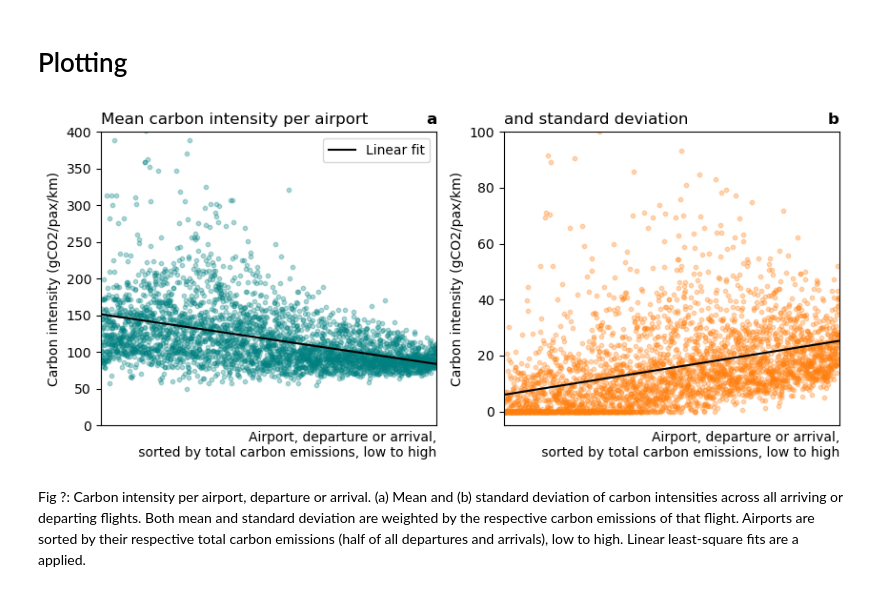
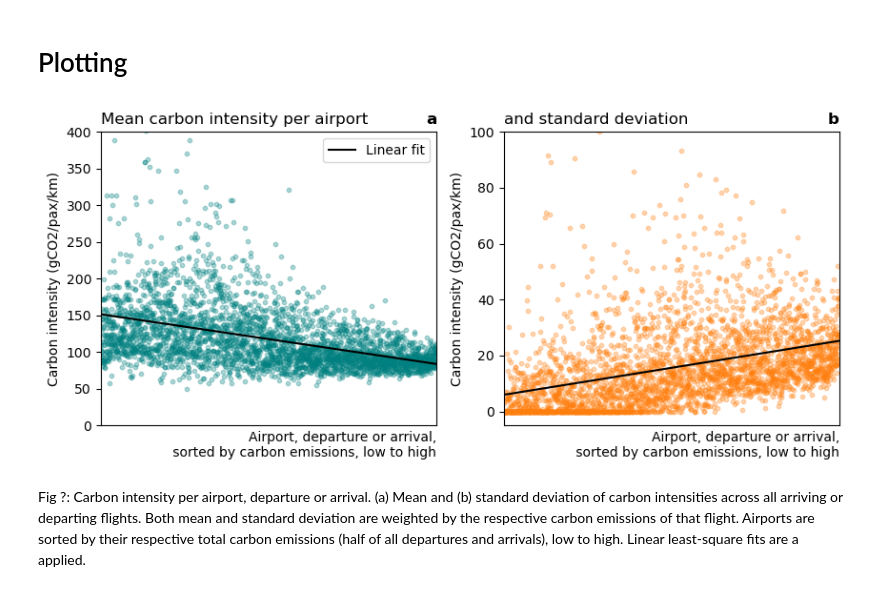
Before and after one commit to jorgecardleitao/aviation, a Jupyter notebook: plots/airports.ipynb, the cells around one changed output. Cells and saved outputs as stored; diff of their text form; code cells hidden in the pictures.

Commit message:
plot tweaks

```diff
--- a/plots/airports.ipynb
+++ b/plots/airports.ipynb
@@ -96,33 +96,33 @@ popt_var, _ = curve_fit(f, range(len(airports)), np.sqrt(var_intensity))
 # %%
 fig, (ax1, ax2) = plt.subplots(1, 2, figsize=(10, 4), sharex=True)
 
 ax1.scatter(range(len(airports)), mean_intensity, 10, "teal", alpha=0.3)
 ax2.scatter(range(len(airports)), np.sqrt(var_intensity), 10, "C1", alpha=0.3)
 
 i = np.array([0, len(airports)])
 mean_fit = f(i, *popt_mean)
 var_fit = f(i, *popt_var)
 
 ax1.plot(i, mean_fit, "k", label="Linear fit")
 ax2.plot(i, var_fit, "k")
 
 ax1.set_xlim(0, len(airports))
 ax1.set_ylim(0, 400)
 ax1.set_xticks([])
-ax1.set_xlabel("Airport, departure or arrival,\n sorted by total carbon emissions, low to high", loc="right")
+ax1.set_xlabel("Airport, departure or arrival,\n sorted by carbon emissions, low to high", loc="right")
 ax1.set_ylabel("Carbon intensity (gCO2/pax/km)")
 ax1.set_title("Mean carbon intensity per airport", loc="left")
 ax1.set_title("a", loc="right", fontweight="bold")
 ax1.legend(loc="upper right")
 
 ax2.set_ylim(-5, 100)
-ax2.set_xlabel("Airport, departure or arrival,\n sorted by total carbon emissions, low to high", loc="right")
+ax2.set_xlabel("Airport, departure or arrival,\n sorted by carbon emissions, low to high", loc="right")
 ax2.set_ylabel("Carbon intensity (gCO2/pax/km)")
 ax2.set_title("and standard deviation", loc="left")
 ax2.set_title("b", loc="right", fontweight="bold")
 
 plt.show()
 # %% [output]
-[figure, old version]
+[figure, new version]
 # %% [markdown]
 Fig ?: Carbon intensity per airport, departure or arrival. (a) Mean and (b) standard deviation of carbon intensities across all arriving or departing flights. Both mean and standard deviation are weighted by the respective carbon emissions of that flight. Airports are sorted by their respective total carbon emissions (half of all departures and arrivals), low to high. Linear least-square fits are a applied.
```
